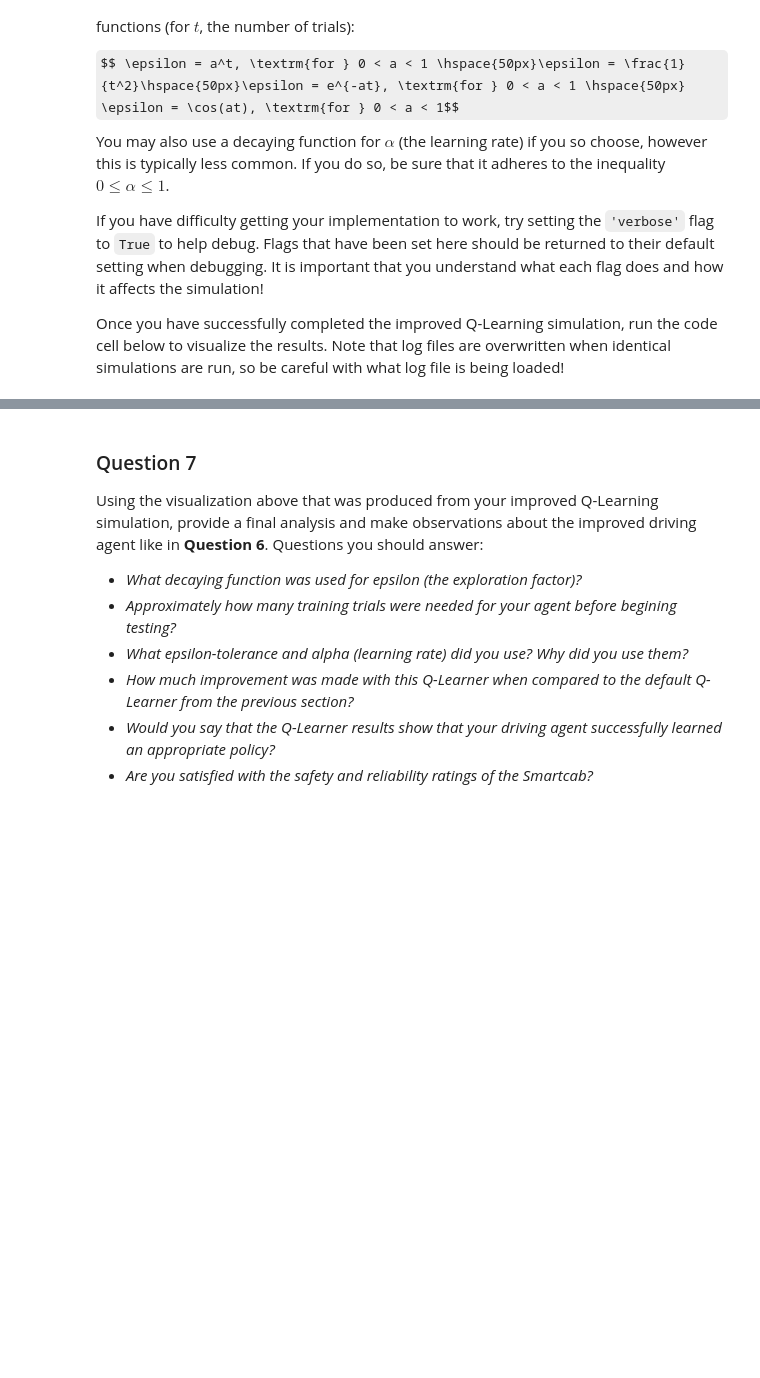
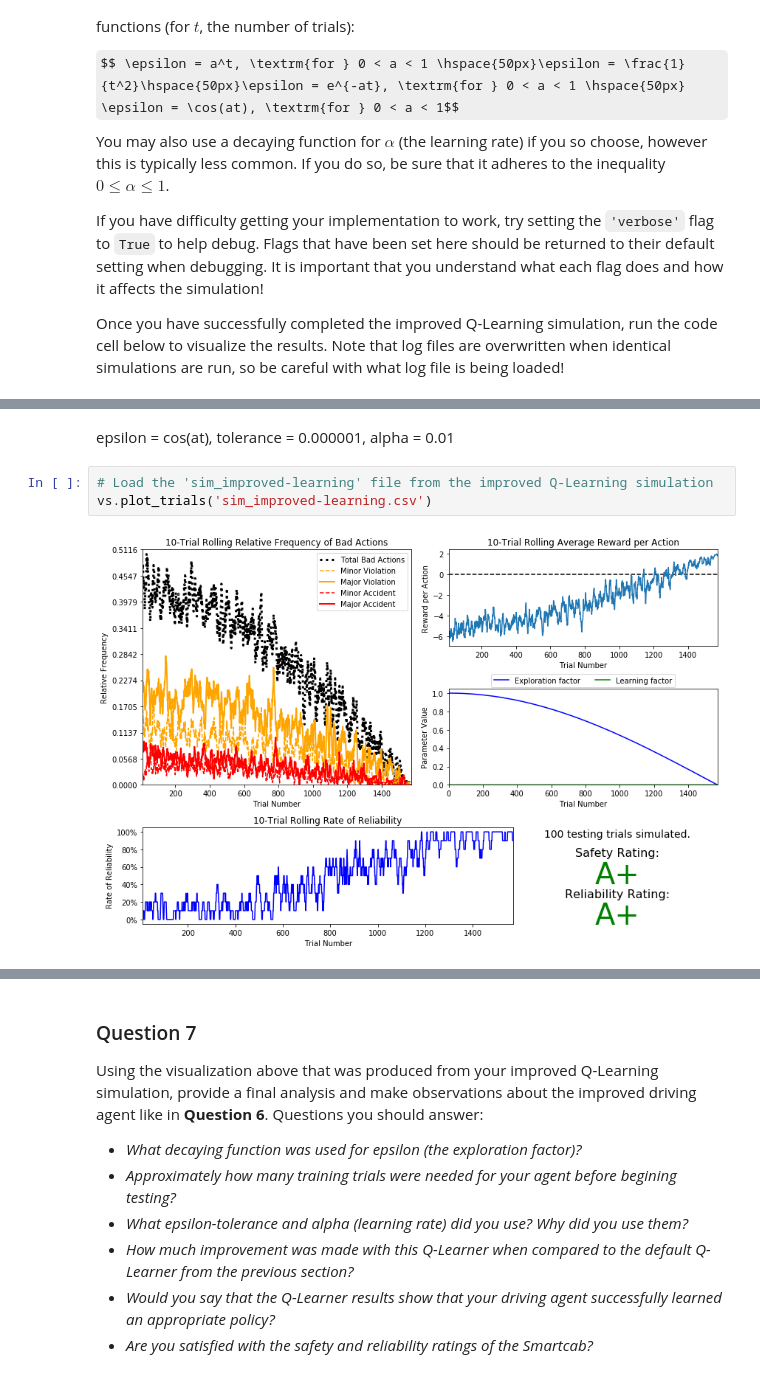
Before and after one commit to AnushaVedagiri/machine-learning, a Jupyter notebook: projects/smartcab/smartcab.ipynb, the cells around one changed output, grey strips where cells are left out. Cells and saved outputs as stored; diff of their text form; some formulas as TeX source; blank space fills up the shorter version.

```diff
--- a/projects/smartcab/smartcab.ipynb
+++ b/projects/smartcab/smartcab.ipynb
@@ -268,0 +290,7 @@ vs.plot_trials('sim_improved-learning.csv')
+# %% [markdown]
+epsilon = cos(at), tolerance = 0.000001, alpha = 0.01
+# %%
+# Load the 'sim_improved-learning' file from the improved Q-Learning simulation
+vs.plot_trials('sim_improved-learning.csv')
+# %% [output]
+[figure, added]
```
Also changed, not shown: parts of 28 cells of this notebook, 13 other files.
